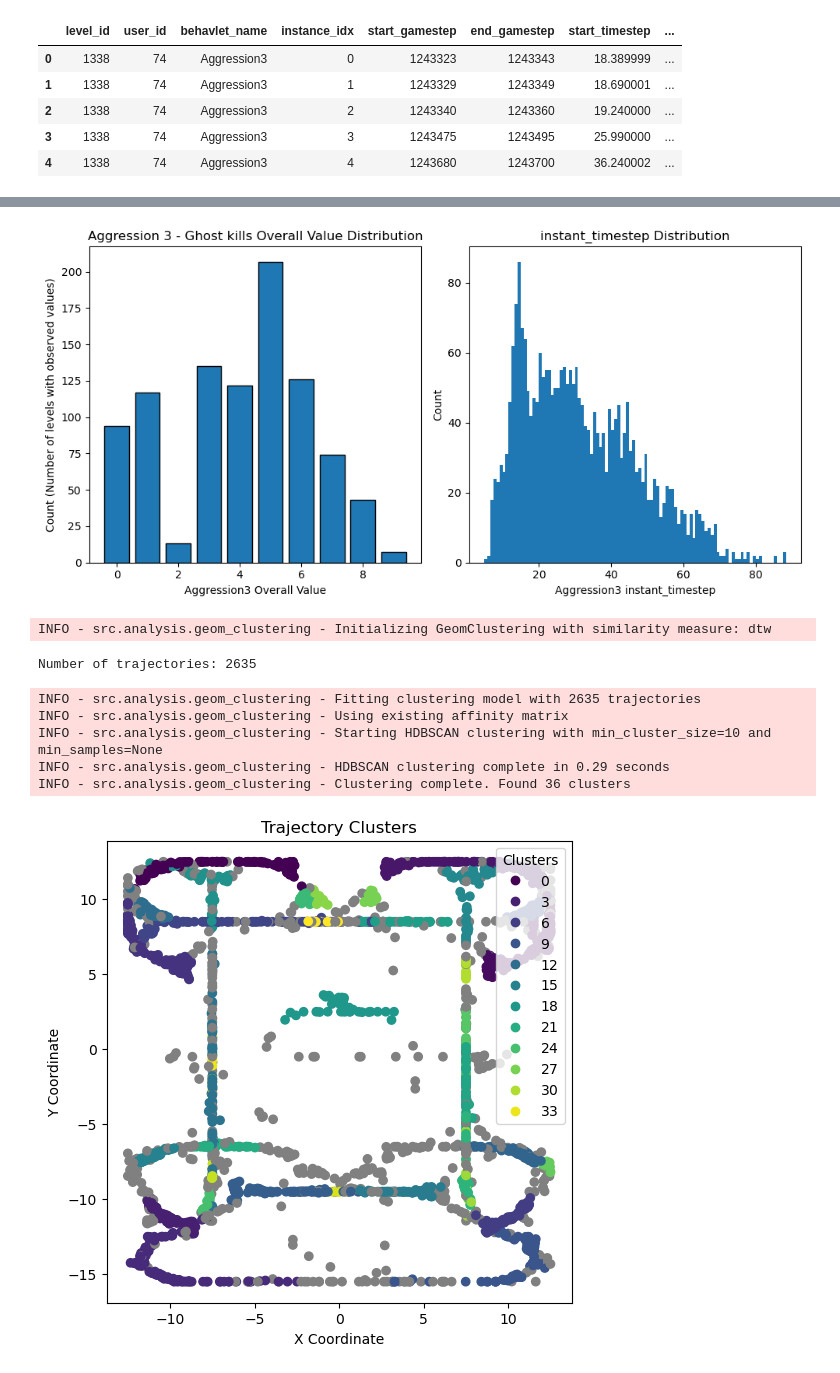
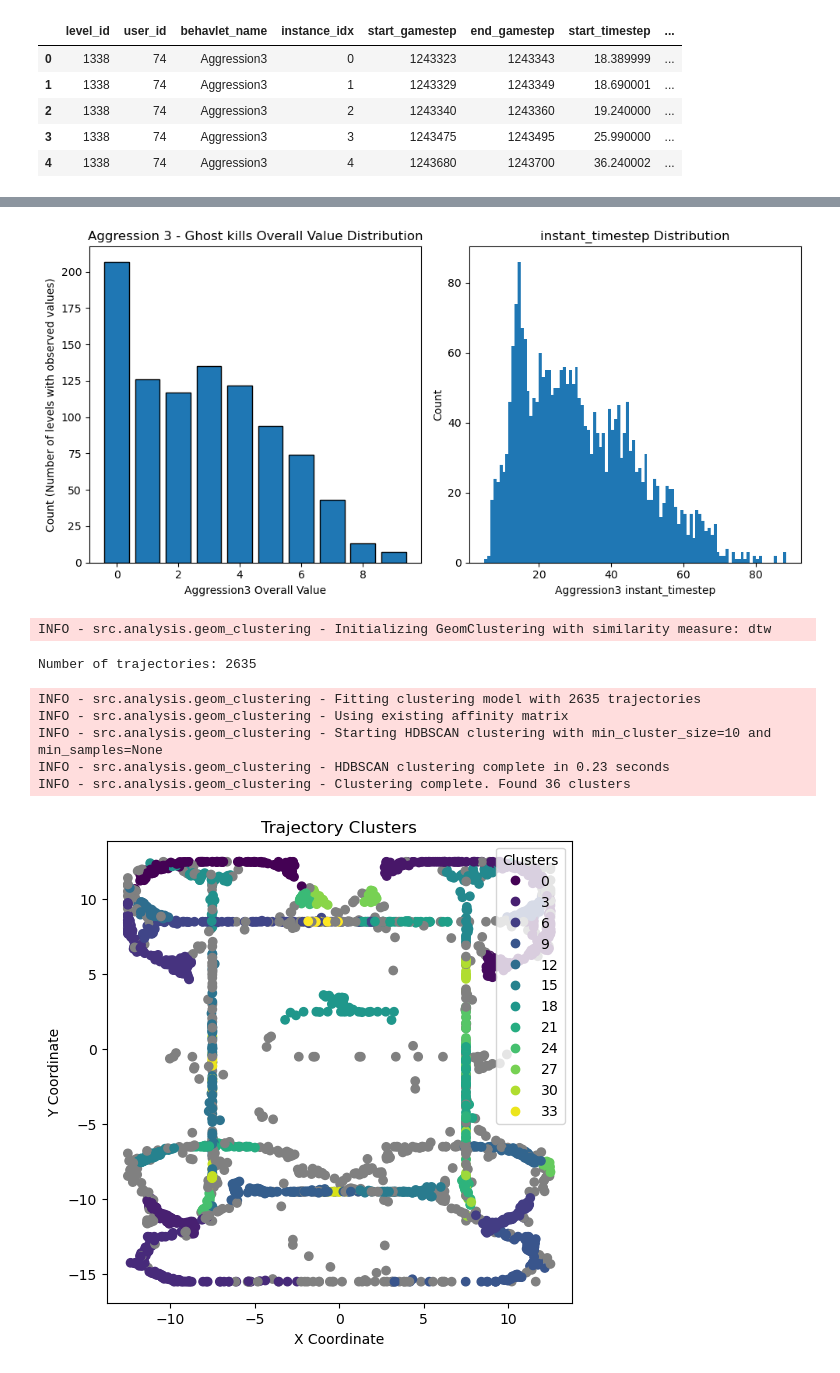
Before and after one commit to PipaFlores/encoder-pacman, a Jupyter notebook: notebooks/Behavlets.ipynb, the cells around one changed output, grey strips where cells are left out. Saved outputs shown, nothing was run; the diff lists cells and outputs as text; code cells hidden in the pictures.

```diff
--- a/notebooks/Behavlets.ipynb
+++ b/notebooks/Behavlets.ipynb
@@ -196,37 +269,41 @@ for i,sample in samples.iterrows():
 # values = Beh_encodings.summary_results[f"{BEHAV_TYPE}_value"][Beh_encodings.summary_results[f"{BEHAV_TYPE}_value"] != 0] ## Filtering out 0 values
 values = Beh_encodings.summary_results[f"{BEHAV_TYPE}_value"]
 
 fig, axs = plt.subplots(1, 2, figsize=(10, 5))
-axs[0].bar(values.unique(), values.value_counts(), edgecolor='black')
+axs[0].bar(values.unique(), values.value_counts(sort=False), edgecolor="black")
 # axs[0].violinplot(values)
 axs[0].set_xlabel(f"{BEHAV_TYPE} Overall Value")
 axs[0].set_ylabel("Count (Number of levels with observed values)")
-axs[0].set_title(f"{Beh_encodings.behavlets[BEHAV_TYPE].full_name} Overall Value Distribution")
+axs[0].set_title(
+    f"{Beh_encodings.behavlets[BEHAV_TYPE].full_name} Overall Value Distribution"
+)
 
 
 # VALUE_TYPE = "value_per_instance"  # Or value_per_instance , value_per_pill, died, etc.
-instance_values = Beh_encodings.instance_details.loc[Beh_encodings.instance_details["behavlet_name"] == BEHAV_TYPE, VALUE_TYPE]
+instance_values = Beh_encodings.instance_details.loc[
+    Beh_encodings.instance_details["behavlet_name"] == BEHAV_TYPE, VALUE_TYPE
+]
 axs[1].hist(instance_values, bins=100)
 axs[1].set_xlabel(f"{BEHAV_TYPE} {VALUE_TYPE}")
 axs[1].set_ylabel("Count")
 axs[1].set_title(f"{VALUE_TYPE} Distribution")
 plt.tight_layout()
 plt.show()
 
 # Beh_encodings.summary_results[
 #     (Beh_encodings.summary_results[f"{BEHAV_TYPE}_value"] < 200)
 #     & (Beh_encodings.summary_results[f"{BEHAV_TYPE}_value"] > 50)
 # ].loc[
 #     :,
 #     [
 #         "level_id",
 #         f"{BEHAV_TYPE}_gamesteps",
 #         f"{BEHAV_TYPE}_timesteps",
 #         f"{BEHAV_TYPE}_value",
 #     ],
 # ]
 # %% [output]
-[figure, old version]
+[figure, new version]
 # %%
 trajectories = Beh_encodings.get_trajectories(BEHAV_TYPE)
 
@@ -236,24 +313,34 @@ print(f"Number of trajectories: {len(trajectories)}")
 
 Clustering = GeomClustering(verbose=True, similarity_measure="dtw")
 
-if os.path.exists(f'affinity_matrices/{BEHAV_TYPE}_dtw_affinity_matrix.csv'):
-    Clustering.affinity_matrix = np.loadtxt(f'affinity_matrices/{BEHAV_TYPE}_dtw_affinity_matrix.csv', delimiter=',')
+if os.path.exists(f"affinity_matrices/{BEHAV_TYPE}_dtw_affinity_matrix.csv"):
+    Clustering.affinity_matrix = np.loadtxt(
+        f"affinity_matrices/{BEHAV_TYPE}_dtw_affinity_matrix.csv", delimiter=","
+    )
     if Clustering.affinity_matrix.shape[0] != len(trajectories):
         Clustering.calculate_affinity_matrix(trajectories=trajectories)
-        np.savetxt(f'affinity_matrices/{BEHAV_TYPE}_dtw_affinity_matrix.csv', Clustering.affinity_matrix, delimiter=',')
+        np.savetxt(
+            f"affinity_matrices/{BEHAV_TYPE}_dtw_affinity_matrix.csv",
+            Clustering.affinity_matrix,
+            delimiter=",",
+        )
 
-    labels = Clustering.fit(trajectories=trajectories, min_cluster_size = 10)
+    labels = Clustering.fit(trajectories=trajectories, min_cluster_size=10)
 else:
     ## Save affinity matrix after longer calculations (as DTW)
-    Clustering.fit(trajectories=trajectories, min_cluster_size = 10)
-    np.savetxt(f'affinity_matrices/{BEHAV_TYPE}_dtw_affinity_matrix.csv', Clustering.affinity_matrix, delimiter=',')
+    Clustering.fit(trajectories=trajectories, min_cluster_size=10)
+    np.savetxt(
+        f"affinity_matrices/{BEHAV_TYPE}_dtw_affinity_matrix.csv",
+        Clustering.affinity_matrix,
+        delimiter=",",
+    )
 # %% [output]
 INFO - src.analysis.geom_clustering - Initializing GeomClustering with similarity measure: dtw
 Number of trajectories: 2635
 INFO - src.analysis.geom_clustering - Fitting clustering model with 2635 trajectories
 INFO - src.analysis.geom_clustering - Using existing affinity matrix
 INFO - src.analysis.geom_clustering - Starting HDBSCAN clustering with min_cluster_size=10 and min_samples=None
-INFO - src.analysis.geom_clustering - HDBSCAN clustering complete in 0.29 seconds
+INFO - src.analysis.geom_clustering - HDBSCAN clustering complete in 0.23 seconds
 INFO - src.analysis.geom_clustering - Clustering complete. Found 36 clusters
 # %%
 # Clustering.plot_affinity_matrix_overview()
```
Also changed, not shown: parts of 29 cells of this notebook, 7 other files.
